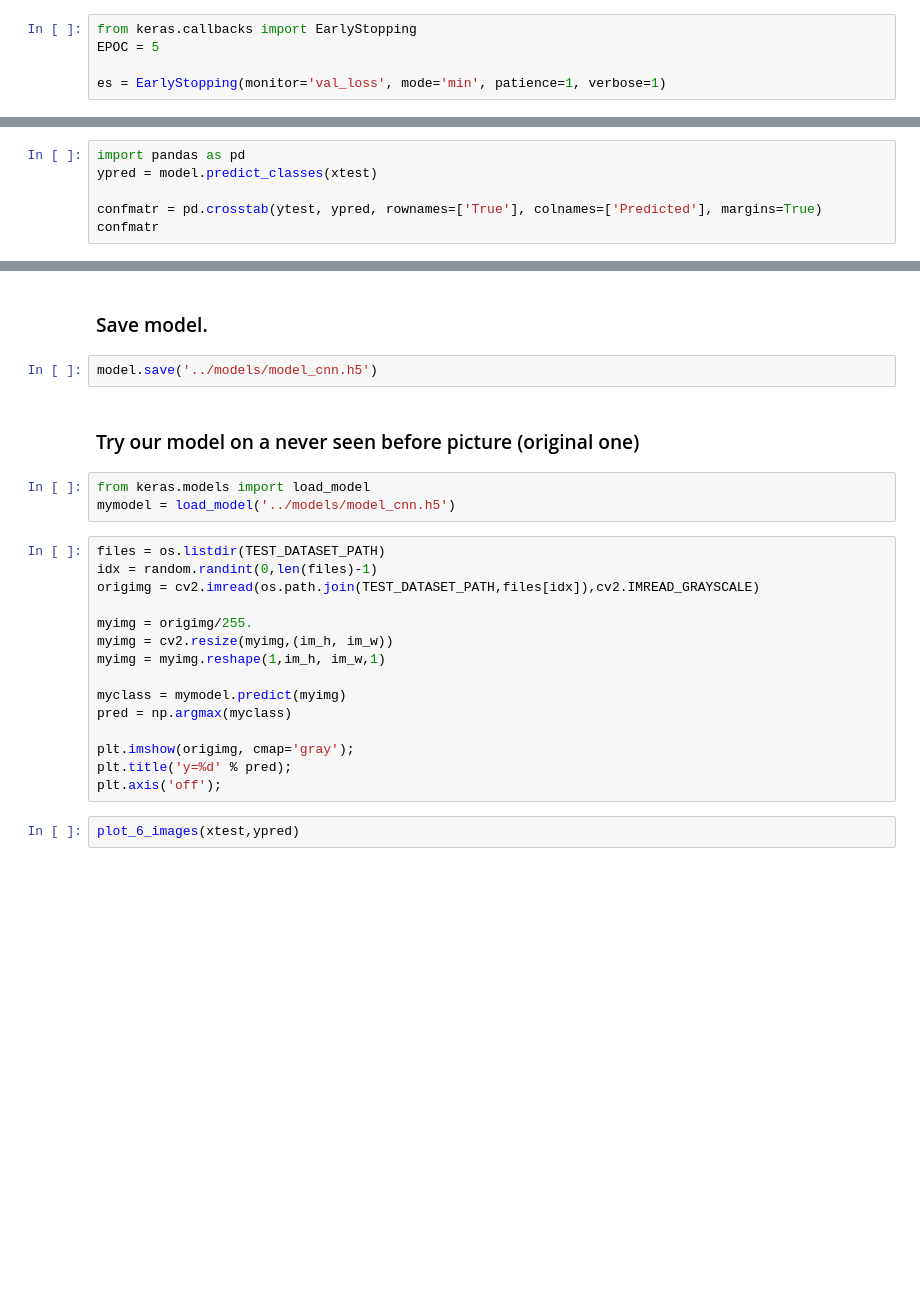
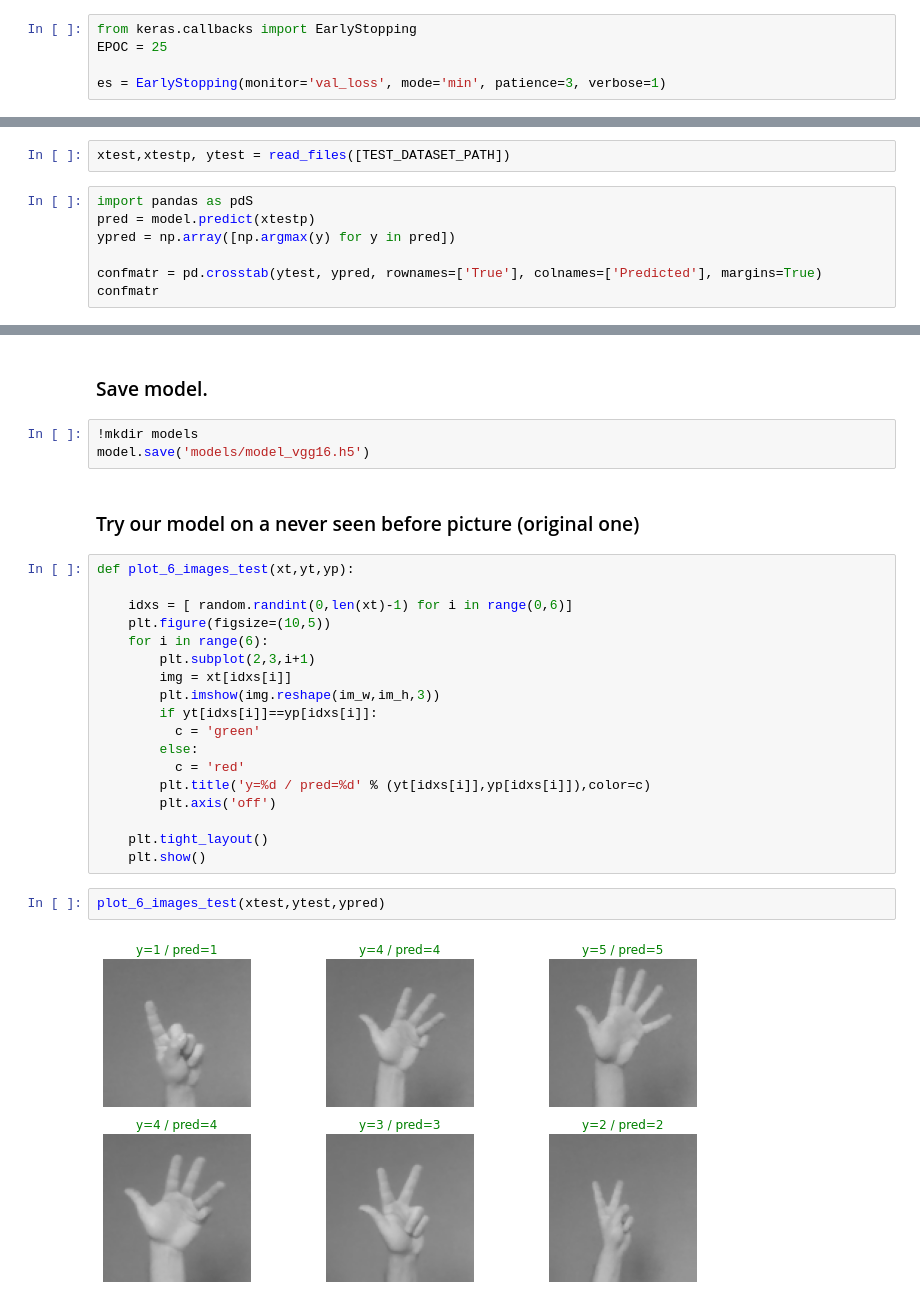
Before and after one commit to terman37/Neural_Networks_Counting_Fingers, a Jupyter notebook: training/vgg16_training.ipynb, the cells around one changed output, grey strips where cells are left out. Cells and saved outputs as stored; diff of their text form; blank space fills up the shorter version.

```diff
--- a/training/vgg16_training.ipynb
+++ b/training/vgg16_training.ipynb
@@ -85,9 +134,9 @@ nb_train_steps = train_it.samples // train_it.batch_size
 nb_val_steps = val_it.samples // val_it.batch_size
 # %%
 from keras.callbacks import EarlyStopping
-EPOC = 5
+EPOC = 25
 
-es = EarlyStopping(monitor='val_loss', mode='min', patience=1, verbose=1)
+es = EarlyStopping(monitor='val_loss', mode='min', patience=3, verbose=1)
 # %%
 history = model.fit_generator(
     train_it,
@@ -118,6 +219,9 @@ model.evaluate(xtest, ytest_cat)
+# %%
+xtest,xtestp, ytest = read_files([TEST_DATASET_PATH])
 # %%
-import pandas as pd
-ypred = model.predict_classes(xtest)
+import pandas as pdS
+pred = model.predict(xtestp)
+ypred = np.array([np.argmax(y) for y in pred])
 
 confmatr = pd.crosstab(ytest, ypred, rownames=['True'], colnames=['Predicted'], margins=True)
 confmatr
@@ -132,26 +248,29 @@ plt.matshow(norm_conf_matr,cmap=plt.cm.gray);
 # %% [markdown]
 ### Save model.
 # %%
-model.save('../models/model_cnn.h5')
+!mkdir models
+model.save('models/model_vgg16.h5')
 # %% [markdown]
 ### Try our model on a never seen before picture (original one)
-# %%
-from keras.models import load_model
-mymodel = load_model('../models/model_cnn.h5')
-# %%
-files = os.listdir(TEST_DATASET_PATH)
-idx = random.randint(0,len(files)-1)
-origimg = cv2.imread(os.path.join(TEST_DATASET_PATH,files[idx]),cv2.IMREAD_GRAYSCALE)
-
-myimg = origimg/255.
-myimg = cv2.resize(myimg,(im_h, im_w))
-myimg = myimg.reshape(1,im_h, im_w,1)
-
-myclass = mymodel.predict(myimg)
-pred = np.argmax(myclass)
-
-plt.imshow(origimg, cmap='gray');
-plt.title('y=%d' % pred);
-plt.axis('off');
+# %%
+def plot_6_images_test(xt,yt,yp):
+
+    idxs = [ random.randint(0,len(xt)-1) for i in range(0,6)]
+    plt.figure(figsize=(10,5))
+    for i in range(6):
+        plt.subplot(2,3,i+1)
+        img = xt[idxs[i]]
+        plt.imshow(img.reshape(im_w,im_h,3))
+        if yt[idxs[i]]==yp[idxs[i]]:
+          c = 'green'
+        else:
+          c = 'red'
+        plt.title('y=%d / pred=%d' % (yt[idxs[i]],yp[idxs[i]]),color=c)
+        plt.axis('off')
+
+    plt.tight_layout()
+    plt.show()
 # %%
-plot_6_images(xtest,ypred)
+plot_6_images_test(xtest,ytest,ypred)
+# %% [output]
+[figure, added]
```
Also changed, not shown: parts of 22 cells of this notebook, 22 other files.
